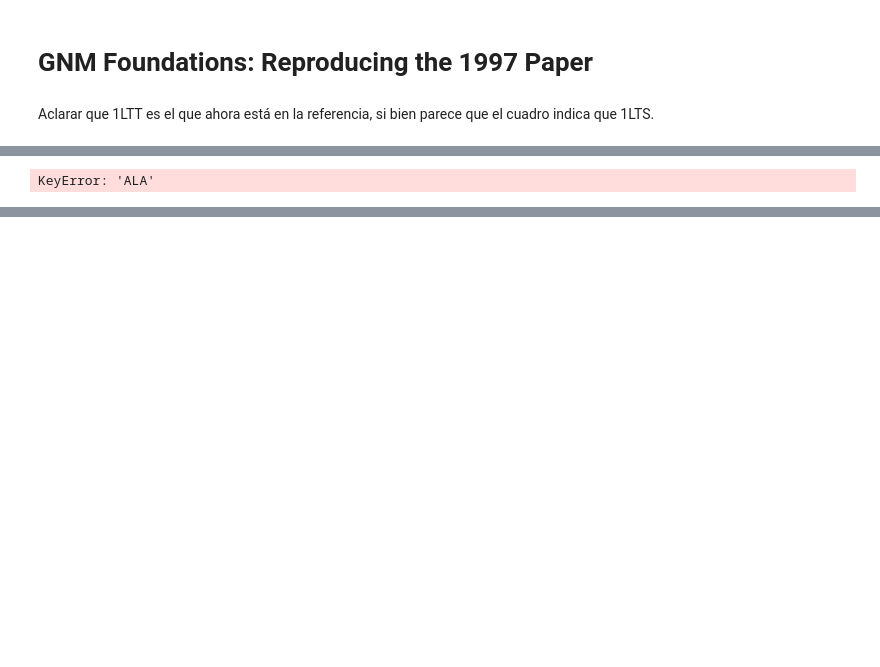
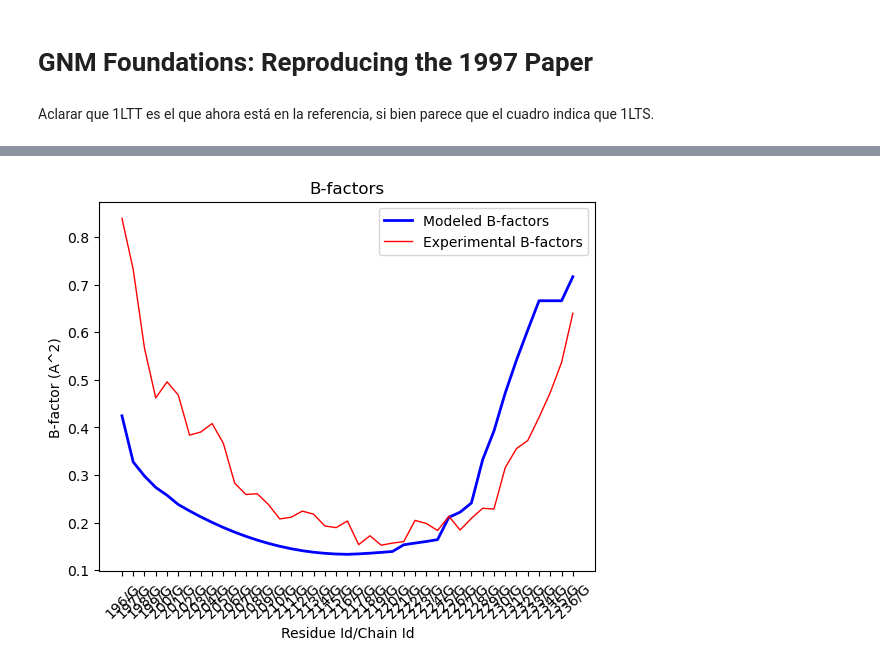
Before and after one commit to uibcdf/elasnetmt, a Jupyter notebook: docs/contents/showcase/GNM_Foundations.ipynb, the cells around one changed output, grey strips where cells are left out. Saved outputs shown, nothing was run; the diff lists cells and outputs as text; code cells hidden in the pictures; blank space fills up the shorter version.

Commit message:
Adding _private directory and warnings, config directory. Working in the GNM Model (show_b_factors)

```diff
--- a/docs/contents/showcase/GNM_Foundations.ipynb
+++ b/docs/contents/showcase/GNM_Foundations.ipynb
@@ -26,4 +31,5 @@ import molsysmt as msm
 # %%
-molsys = msm.convert(pdbs_list[0])
+gnm = enm.model.GaussianNetworkModel('1LTS', selection='chain_id=="G" and atom_name=="CA"')
-# %% [output]
-KeyError: 'ALA'
+# %%
+gnm.show_b_factors()
+# %% [output]
@@ -29,0 +37 @@ KeyError: 'ALA'
+[figure, added]
```
Also changed, not shown: parts of 4 cells of this notebook, 9 other files.
